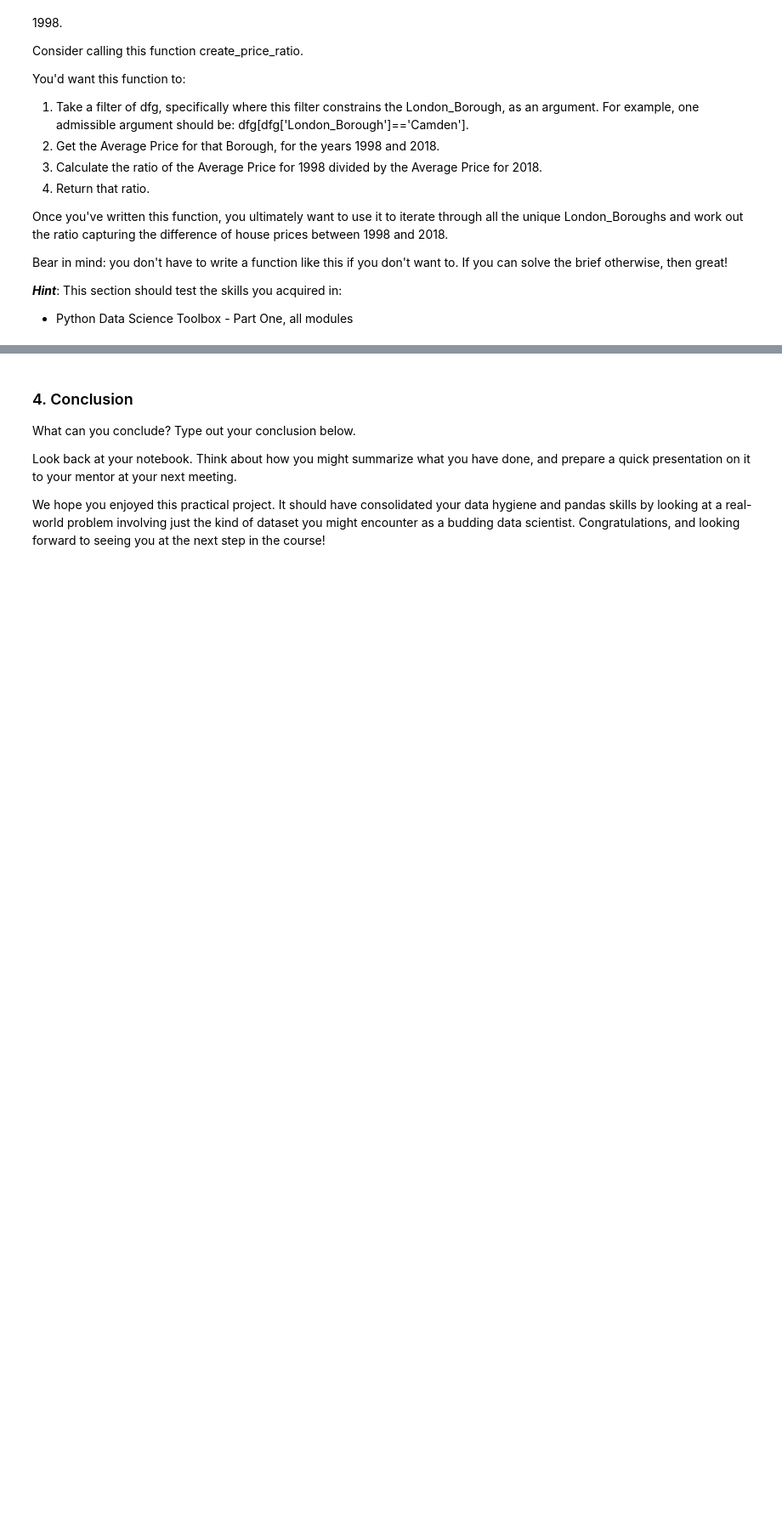
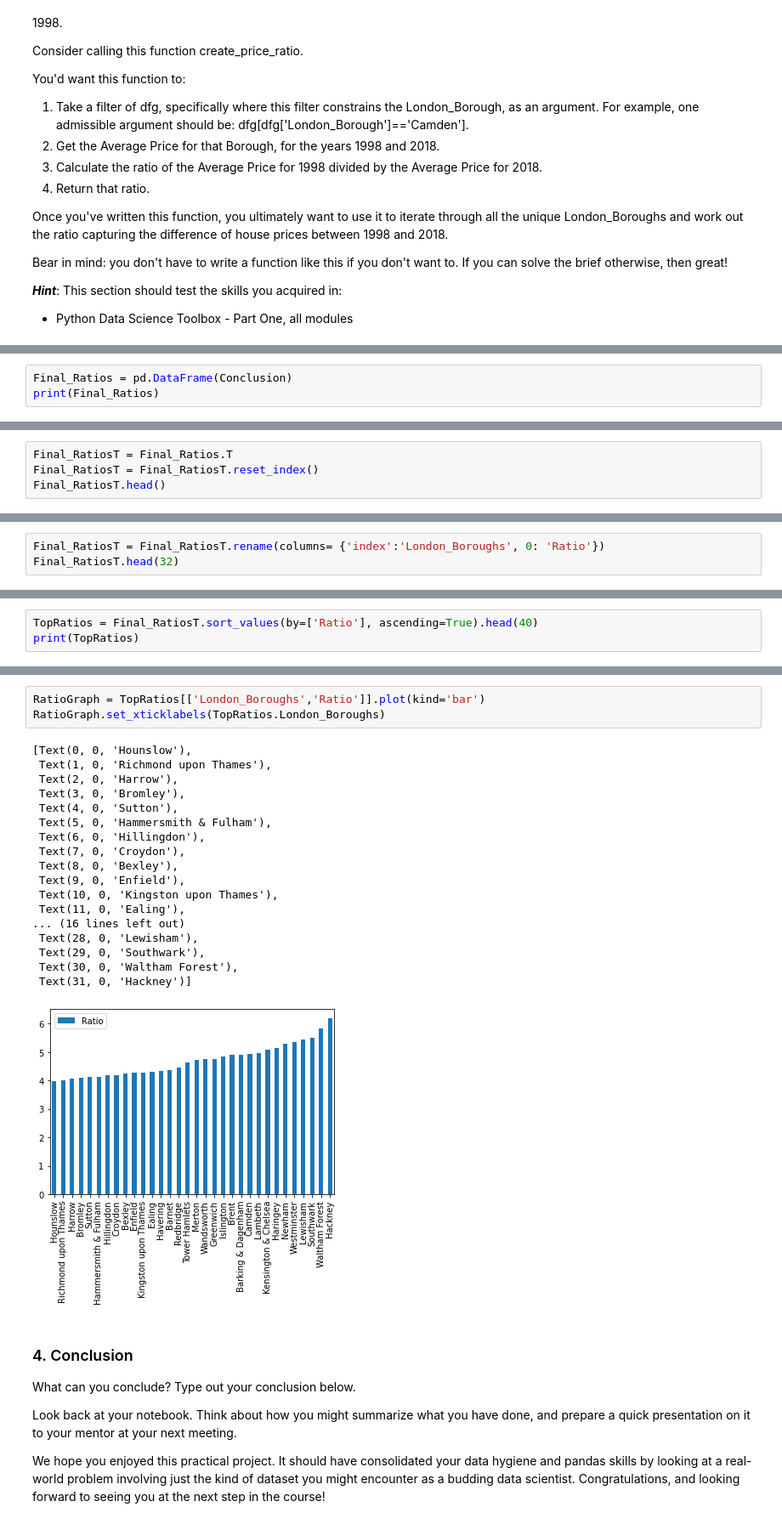
Before and after one commit to vtolentino93/Springboard, a Jupyter notebook: London Case Study - Vincent Tolentino Tier 3.ipynb, the cells around one changed output, grey strips where cells are left out. Shown at 85% size. Drawn from its saved outputs; the diff is of its cells as text; blank space fills up the shorter version.

```diff
--- a/London Case Study - Vincent Tolentino Tier 3.ipynb
+++ b/London Case Study - Vincent Tolentino Tier 3.ipynb
@@ -295,0 +362,3 @@ Bear in mind: you don't have to write a function like this if you don't want to.
+# %%
+Final_Ratios = pd.DataFrame(Conclusion)
+print(Final_Ratios)
@@ -295,0 +379,4 @@ Bear in mind: you don't have to write a function like this if you don't want to.
+# %%
+Final_RatiosT = Final_Ratios.T
+Final_RatiosT = Final_RatiosT.reset_index()
+Final_RatiosT.head()
@@ -295,0 +390,3 @@ Bear in mind: you don't have to write a function like this if you don't want to.
+# %%
+Final_RatiosT = Final_RatiosT.rename(columns= {'index':'London_Boroughs', 0: 'Ratio'})
+Final_RatiosT.head(32)
@@ -295,0 +411,3 @@ Bear in mind: you don't have to write a function like this if you don't want to.
+# %%
+TopRatios = Final_RatiosT.sort_values(by=['Ratio'], ascending=True).head(40)
+print(TopRatios)
@@ -296,3 +432,25 @@ Bear in mind: you don't have to write a function like this if you don't want to.
+# %%
+RatioGraph = TopRatios[['London_Boroughs','Ratio']].plot(kind='bar')
+RatioGraph.set_xticklabels(TopRatios.London_Boroughs)
+# %% [output]
+[Text(0, 0, 'Hounslow'),
+ Text(1, 0, 'Richmond upon Thames'),
+ Text(2, 0, 'Harrow'),
+ Text(3, 0, 'Bromley'),
+ Text(4, 0, 'Sutton'),
+ Text(5, 0, 'Hammersmith & Fulham'),
+ Text(6, 0, 'Hillingdon'),
+ Text(7, 0, 'Croydon'),
+ Text(8, 0, 'Bexley'),
+ Text(9, 0, 'Enfield'),
+ Text(10, 0, 'Kingston upon Thames'),
+ Text(11, 0, 'Ealing'),
+... (16 lines left out)
+ Text(28, 0, 'Lewisham'),
+ Text(29, 0, 'Southwark'),
+ Text(30, 0, 'Waltham Forest'),
+ Text(31, 0, 'Hackney')]
+[figure, added]
 # %% [markdown]
 ### 4. Conclusion
 What can you conclude? Type out your conclusion below.
```
Also changed, not shown: parts of 16 cells of this notebook.
